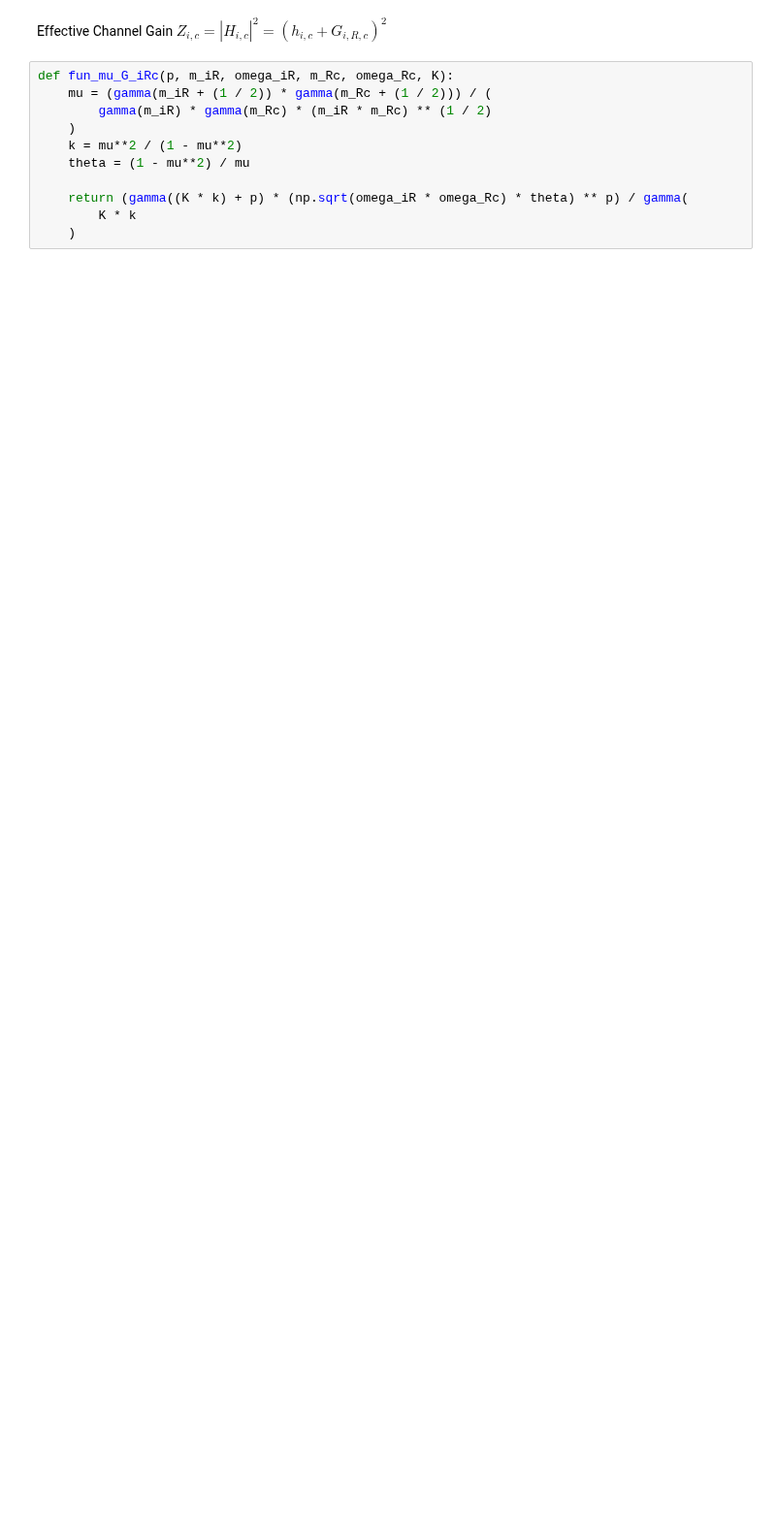
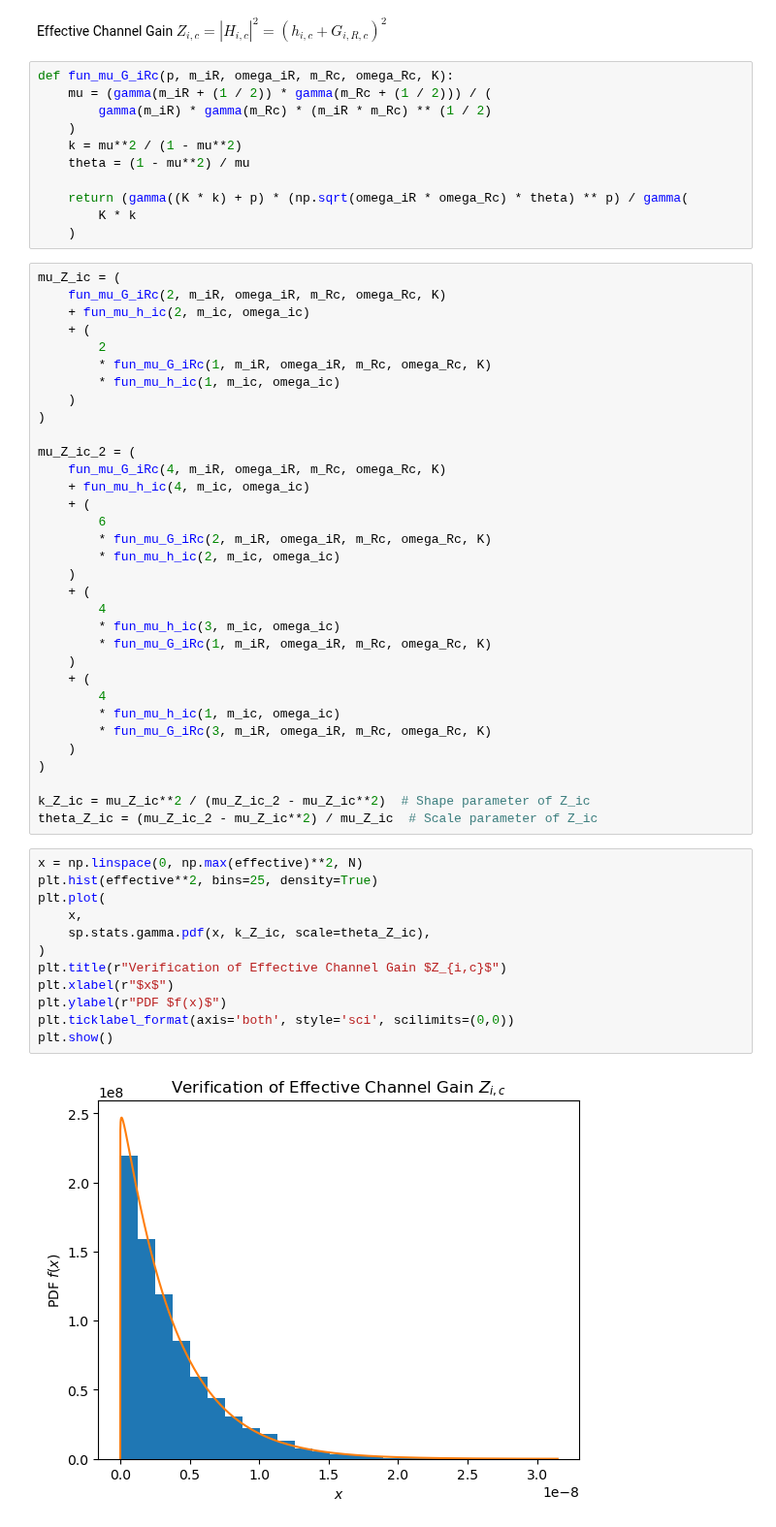
Before and after one commit to muhd-umer/comyx, a Jupyter notebook: research/statistical_analysis/statistics.ipynb, the cells around one changed output. Shown at 97% size. Cells and saved outputs as stored; diff of their text form; blank space fills up the shorter version.

```diff
--- a/research/statistical_analysis/statistics.ipynb
+++ b/research/statistical_analysis/statistics.ipynb
@@ -201,3 +204,50 @@ def fun_mu_G_iRc(p, m_iR, omega_iR, m_Rc, omega_Rc, K):
     return (gamma((K * k) + p) * (np.sqrt(omega_iR * omega_Rc) * theta) ** p) / gamma(
         K * k
     )
+# %%
+mu_Z_ic = (
+    fun_mu_G_iRc(2, m_iR, omega_iR, m_Rc, omega_Rc, K)
+    + fun_mu_h_ic(2, m_ic, omega_ic)
+    + (
+        2
+        * fun_mu_G_iRc(1, m_iR, omega_iR, m_Rc, omega_Rc, K)
+        * fun_mu_h_ic(1, m_ic, omega_ic)
+    )
+)
+
+mu_Z_ic_2 = (
+    fun_mu_G_iRc(4, m_iR, omega_iR, m_Rc, omega_Rc, K)
+    + fun_mu_h_ic(4, m_ic, omega_ic)
+    + (
+        6
+        * fun_mu_G_iRc(2, m_iR, omega_iR, m_Rc, omega_Rc, K)
+        * fun_mu_h_ic(2, m_ic, omega_ic)
+    )
+    + (
+        4
+        * fun_mu_h_ic(3, m_ic, omega_ic)
+        * fun_mu_G_iRc(1, m_iR, omega_iR, m_Rc, omega_Rc, K)
+    )
+    + (
+        4
+        * fun_mu_h_ic(1, m_ic, omega_ic)
+        * fun_mu_G_iRc(3, m_iR, omega_iR, m_Rc, omega_Rc, K)
+    )
+)
+
+k_Z_ic = mu_Z_ic**2 / (mu_Z_ic_2 - mu_Z_ic**2)  # Shape parameter of Z_ic
+theta_Z_ic = (mu_Z_ic_2 - mu_Z_ic**2) / mu_Z_ic  # Scale parameter of Z_ic
+# %%
+x = np.linspace(0, np.max(effective)**2, N)
+plt.hist(effective**2, bins=25, density=True)
+plt.plot(
+    x,
+    sp.stats.gamma.pdf(x, k_Z_ic, scale=theta_Z_ic),
+)
+plt.title(r"Verification of Effective Channel Gain $Z_{i,c}$")
+plt.xlabel(r"$x$")
+plt.ylabel(r"PDF $f(x)$")
+plt.ticklabel_format(axis='both', style='sci', scilimits=(0,0))
+plt.show()
+# %% [output]
+[figure, added]
```
Also changed, not shown: parts of 7 cells of this notebook.
